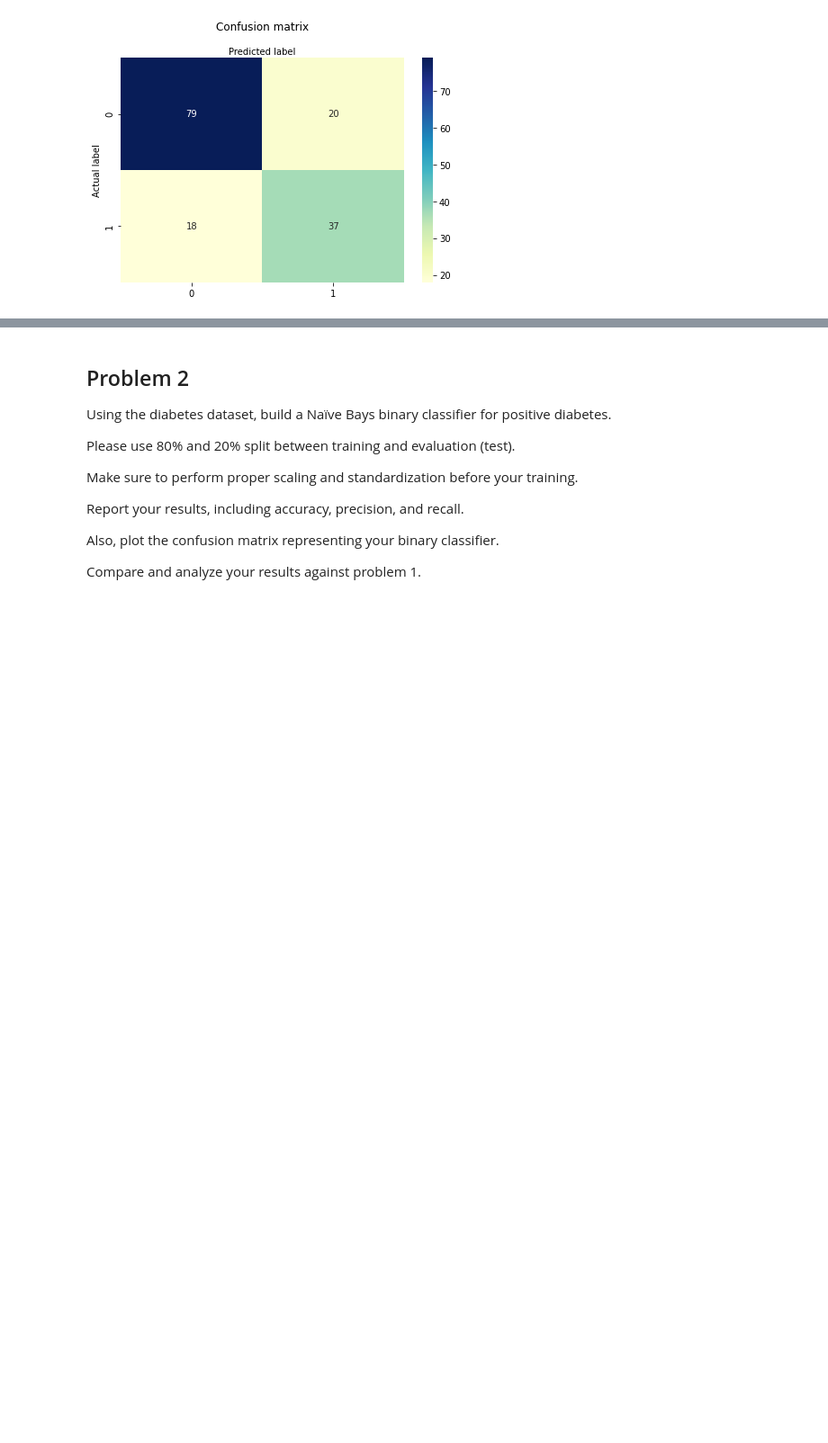
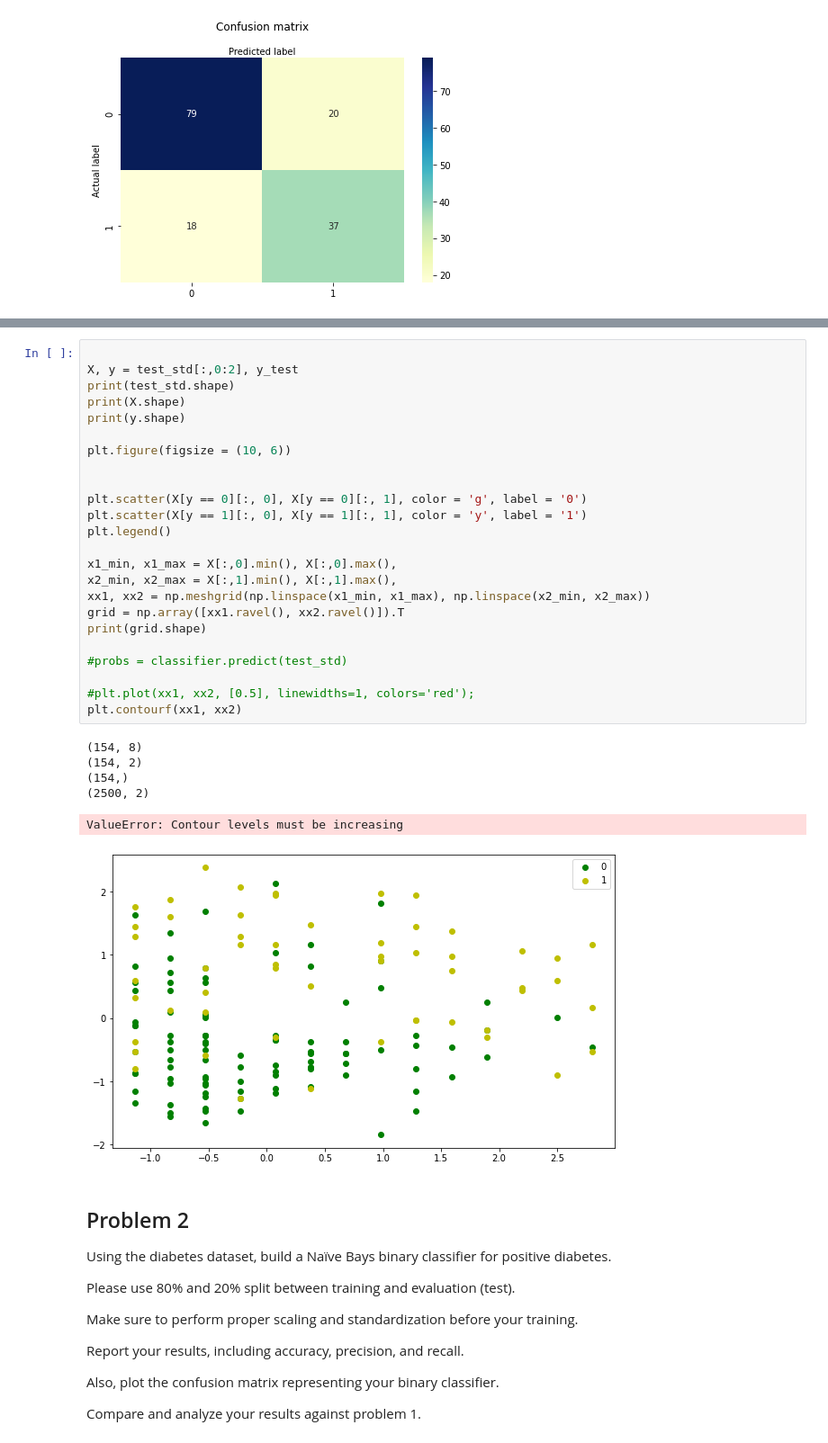
Before and after one commit to thachkse/Intro-to-ML, a Jupyter notebook: HW_2/logistic_naive.ipynb, the cells around one changed output, grey strips where cells are left out. Shown: that part at 90% size. Drawn from its saved outputs; the diff is of its cells as text; blank space fills up the shorter version.

```diff
--- a/HW_2/logistic_naive.ipynb
+++ b/HW_2/logistic_naive.ipynb
@@ -129,3 +170,34 @@ Text(0.5, 257.44, 'Predicted label')
+# %%
+
+X, y = test_std[:,0:2], y_test
+print(test_std.shape)
+print(X.shape)
+print(y.shape)
+
+plt.figure(figsize = (10, 6))
+
+
+plt.scatter(X[y == 0][:, 0], X[y == 0][:, 1], color = 'g', label = '0')
+plt.scatter(X[y == 1][:, 0], X[y == 1][:, 1], color = 'y', label = '1')
+plt.legend()
+
+x1_min, x1_max = X[:,0].min(), X[:,0].max(),
+x2_min, x2_max = X[:,1].min(), X[:,1].max(),
+xx1, xx2 = np.meshgrid(np.linspace(x1_min, x1_max), np.linspace(x2_min, x2_max))
+grid = np.array([xx1.ravel(), xx2.ravel()]).T
+print(grid.shape)
+
+#probs = classifier.predict(test_std)
+
+#plt.plot(xx1, xx2, [0.5], linewidths=1, colors='red');
+plt.contourf(xx1, xx2)
+# %% [output]
+(154, 8)
+(154, 2)
+(154,)
+(2500, 2)
+ValueError: Contour levels must be increasing
+[figure, added]
 # %% [markdown]
 ## Problem 2
 
```
Also changed, not shown: parts of 3 cells of this notebook.
